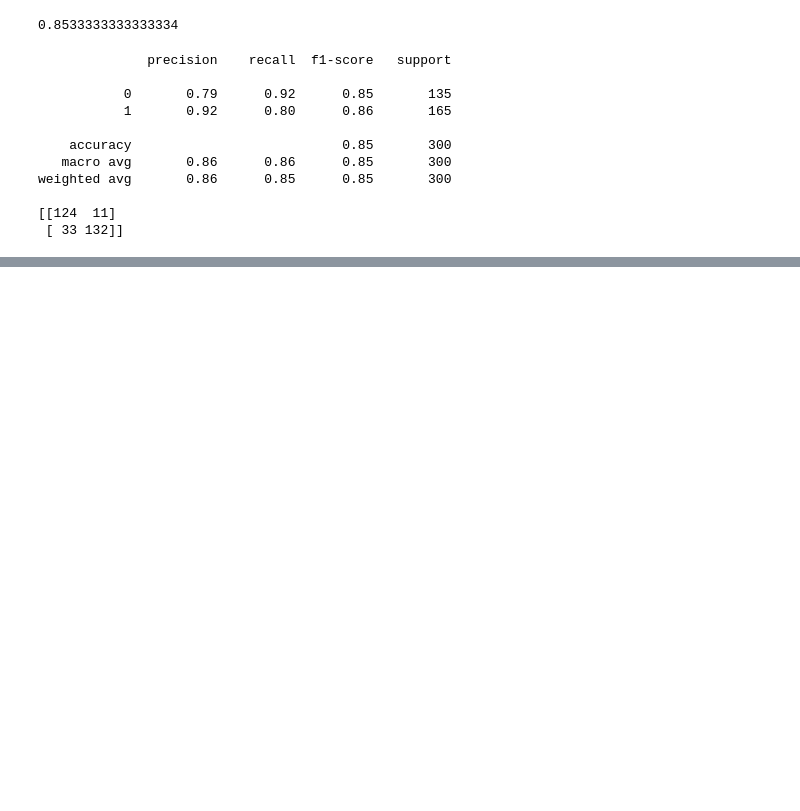
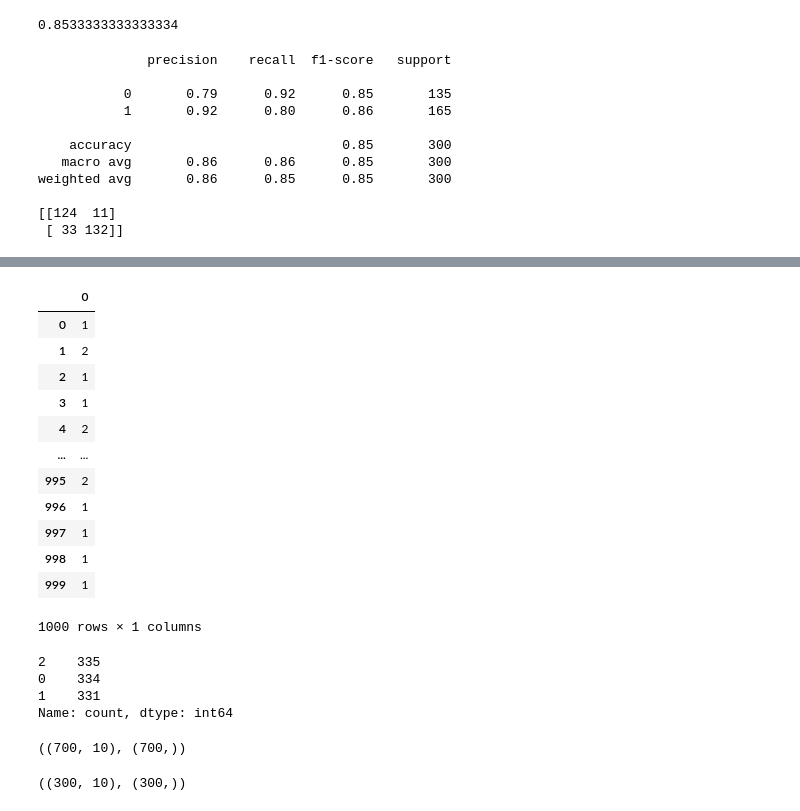
Before and after one commit to anmolzz-10/ML-Algorithms, a Jupyter notebook: Logistic Regression/implementation.ipynb, the cells around one changed output, grey strips where cells are left out. Saved outputs shown, nothing was run; the diff lists cells and outputs as text; code cells hidden in the pictures; blank space fills up the shorter version.

```diff
--- a/Logistic Regression/implementation.ipynb
+++ b/Logistic Regression/implementation.ipynb
@@ -307,0 +345,23 @@ weighted avg       0.86      0.85      0.85       300
+# %%
+pd.DataFrame(y)
+# %% [output]
+|  | 0 |
+| 0 | 1 |
+| 1 | 2 |
+| 2 | 1 |
+| 3 | 1 |
+| 4 | 2 |
+| ... | ... |
+| 995 | 2 |
+| 996 | 1 |
+| 997 | 1 |
+| 998 | 1 |
+| 999 | 1 |
+1000 rows × 1 columns
+# %%
+pd.DataFrame(y).value_counts()
+# %% [output]
+2    335
+0    334
+1    331
+Name: count, dtype: int64
@@ -307,0 +372,8 @@ weighted avg       0.86      0.85      0.85       300
+# %%
+X_train.shape, y_train.shape
+# %% [output]
+((700, 10), (700,))
+# %%
+X_test.shape,y_test.shape
+# %% [output]
+((300, 10), (300,))
```
Also changed, not shown: parts of 11 cells of this notebook.
